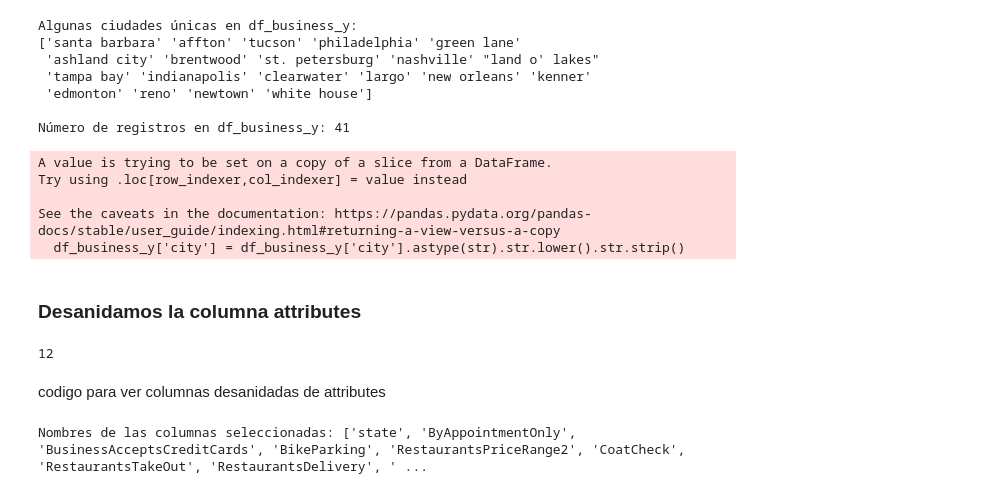
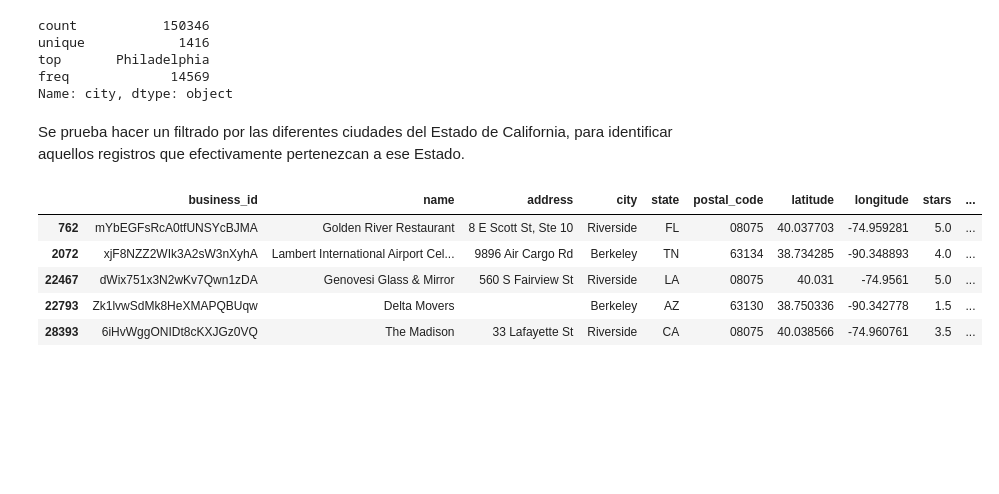
Before and after one commit to gastorellano/epicurean_project, a Jupyter notebook: Data Engineering/ETL/ETL_Yelp/ETL_business_yelp.ipynb, the cells around one changed output. Saved outputs shown, nothing was run; the diff lists cells and outputs as text; code cells hidden in the pictures; blank space fills up the shorter version.

```diff
--- a/Data Engineering/ETL/ETL_Yelp/ETL_business_yelp.ipynb
+++ b/Data Engineering/ETL/ETL_Yelp/ETL_business_yelp.ipynb
@@ -54,42 +59,31 @@ See the caveats in the documentation: https://pandas.pydata.org/pandas-docs/stab
+# %%
+df_business_yelp_base['city'].describe()
+# %% [output]
+count           150346
+unique            1416
+top       Philadelphia
+freq             14569
+Name: city, dtype: object
+# %% [markdown]
+Se prueba hacer un filtrado por las diferentes ciudades del Estado de California, para identificar aquellos registros que efectivamente pertenezcan a ese Estado.
 # %%
-# Lista de ciudades de California
-california_cities = [
-    'Los Angeles', 'San Francisco', 'San Diego', 'San Jose', 'Sacramento', 'Fresno', 'Long Beach', 'Oakland',
+ciudades = ['Los Angeles', 'San Francisco', 'San Diego', 'San Jose', 'Sacramento', 'Fresno', 'Long Beach', 'Oakland',
     'Bakersfield', 'Anaheim', 'Santa Ana', 'Riverside', 'Stockton', 'Chula Vista', 'Irvine', 'Fremont',
     'San Bernardino', 'Modesto', 'Fontana', 'Moreno Valley', 'Huntington Beach', 'Glendale', 'Oxnard',
     'Ontario', 'Rancho Cucamonga', 'Santa Clarita', 'Oceanside', 'Garden Grove', 'Elk Grove', 'Corona',
     'Lancaster', 'Palmdale', 'Hayward', 'Salinas', 'Pomona', 'Sunnyvale', 'Escondido', 'Torrance',
     'Pasadena', 'Orange', 'Fullerton', 'Thousand Oaks', 'Visalia', 'Simi Valley', 'Concord',
     'Roseville', 'Victorville', 'Vallejo', 'Berkeley', 'Fairfield'
 ]
-
-# Convertir todas las ciudades a minúsculas para estandarizar
-california_cities_lower = [city.lower() for city in california_cities]
-
-# Limpiar la columna 'city' en df_business_y
-df_business_y['city'] = df_business_y['city'].astype(str).str.lower().str.strip()
-
-# Verificar algunas ciudades únicas en df_business_y
-print("Algunas ciudades únicas en df_business_y:")
-print(df_business_y['city'].unique()[:20])
-
-# Filtrar el DataFrame para mantener solo las filas donde la ciudad esté en la lista de California
-df_business_y = df_business_y[df_business_y['city'].isin(california_cities_lower)]
-
-# Verificar el número de registros después del filtrado
-print(f"\nNúmero de registros en df_business_y: {df_business_y.shape[0]}")
+# Eliminar las columnas duplicadas
+df_business_yelp_base = df_business_yelp_base.loc[:, ~df_business_yelp_base.columns.duplicated()]
+# Filtrar las filas donde la columna 'city' esté en la lista de ciudades
+df_ciudades = df_business_yelp_base[df_business_yelp_base['city'].isin(ciudades)]
+df_ciudades.head()
 # %% [output]
-Algunas ciudades únicas en df_business_y:
-['santa barbara' 'affton' 'tucson' 'philadelphia' 'green lane'
- 'ashland city' 'brentwood' 'st. petersburg' 'nashville' "land o' lakes"
- 'tampa bay' 'indianapolis' 'clearwater' 'largo' 'new orleans' 'kenner'
- 'edmonton' 'reno' 'newtown' 'white house']
-
-Número de registros en df_business_y: 41
-A value is trying to be set on a copy of a slice from a DataFrame.
-Try using .loc[row_indexer,col_indexer] = value instead
-
-See the caveats in the documentation: https://pandas.pydata.org/pandas-docs/stable/user_guide/indexing.html#returning-a-view-versus-a-copy
-  df_business_y['city'] = df_business_y['city'].astype(str).str.lower().str.strip()
+|  | business_id | name | address | city | state | postal_code | latitude | longitude | stars | ... |
+| 762 | mYbEGFsRcA0tfUNSYcBJMA | Golden River Restaurant | 8 E Scott St, Ste 10 | Riverside | FL | 08075 | 40.037703 | -74.959281 | 5.0 | ... |
+| 2072 | xjF8NZZ2WIk3A2sW3nXyhA | Lambert International Airport Cel... | 9896 Air Cargo Rd | Berkeley | TN | 63134 | 38.734285 | -90.348893 | 4.0 | ... |
+| 22467 | dWix751x3N2wKv7Qwn1zDA | Genovesi Glass & Mirror | 560 S Fairview St | Riverside | LA | 08075 | 40.031 | -74.9561 | 5.0 | ... |
+| 22793 | Zk1lvwSdMk8HeXMAPQBUqw | Delta Movers |  | Berkeley | AZ | 63130 | 38.750336 | -90.342778 | 1.5 | ... |
+| 28393 | 6iHvWggONIDt8cKXJGz0VQ | The Madison | 33 Lafayette St | Riverside | CA | 08075 | 40.038566 | -74.960761 | 3.5 | ... |
-# %% [markdown]
-### Desanidamos la columna attributes
@@ -111,24 +89,0 @@ df_business_yelp = df_business_y[df_business_y['categories'].str.contains(palabr
-# %%
-len(df_business_yelp)
-# %% [output]
-12
-# %% [markdown]
-codigo para ver columnas desanidadas de attributes
-# %%
-# Nombre de la columna a partir de la cual deseas ver los nombres de las columnas
-columna_inicio = 'state'  # Reemplaza con el nombre real de tu columna
-
-# Verificar si la columna existe en el DataFrame
-if columna_inicio in df_business_y.columns:
-    # Seleccionar las columnas a partir de 'columna_inicio' usando loc
-    columnas_seleccionadas = df_business_y.loc[:, columna_inicio:].columns
-
-    # Convertir los nombres de las columnas a una lista
-    lista_columnas = columnas_seleccionadas.tolist()
-
-    # Mostrar la lista de nombres de las columnas seleccionadas
-    print("Nombres de las columnas seleccionadas:", lista_columnas)
-else:
-    print(f"La columna '{columna_inicio}' no existe en el DataFrame.")
-# %% [output]
-Nombres de las columnas seleccionadas: ['state', 'ByAppointmentOnly', 'BusinessAcceptsCreditCards', 'BikeParking', 'RestaurantsPriceRange2', 'CoatCheck', 'RestaurantsTakeOut', 'RestaurantsDelivery', ' ...
```
Also changed, not shown: parts of 24 cells of this notebook.
